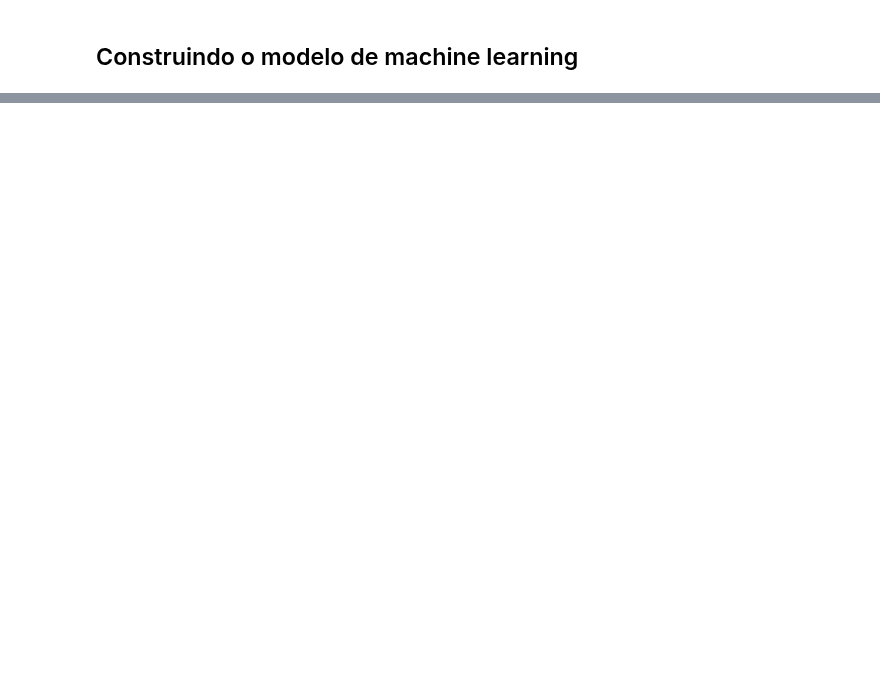
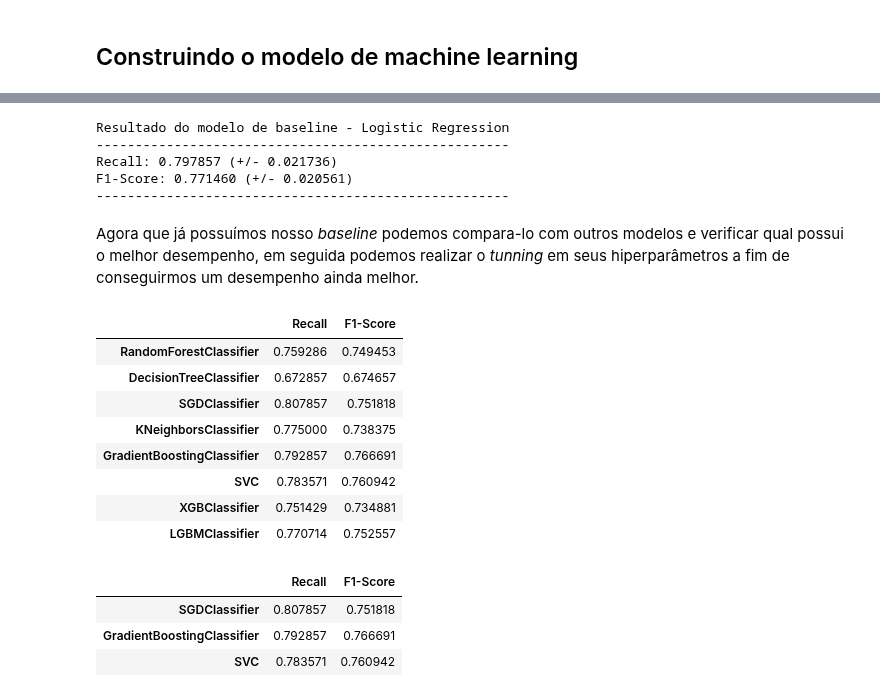
Before and after one commit to LuisCSGuimaraes/ChurnPrediction, a Jupyter notebook: Notebook/Churn Prediction.ipynb, the cells around one changed output, grey strips where cells are left out. Saved outputs shown, nothing was run; the diff lists cells and outputs as text; code cells hidden in the pictures; blank space fills up the shorter version.

Commit message:
Construção do modelo

```diff
--- a/Notebook/Churn Prediction.ipynb
+++ b/Notebook/Churn Prediction.ipynb
@@ -1493,0 +1543,74 @@ plt.show()
+# %%
+#Instânciando o modelo sem nenhuma alteração nos hiperparâmetros
+lr = LogisticRegression(random_state=seed)
+
+#Avaliando o modelo através das métricas escolhidas e atribuindo o resultado
+base_recall = cross_val_score(lr,
+                              X_train,
+                              y_train,
+                              scoring='recall',)
+base_f1 = cross_val_score(lr,
+                          X_train,
+                          y_train,
+                          scoring='f1')
+
+#Exibindo
+print("Resultado do modelo de baseline - Logistic Regression")
+print("-----------------------------------------------------")
+print("Recall: %0.6f (+/- %0.6f)" %(base_recall.mean(), base_recall.std()))
+print("F1-Score: %0.6f (+/- %0.6f)" %(base_f1.mean(), base_f1.std()))
+print("-----------------------------------------------------")
+# %% [output]
+Resultado do modelo de baseline - Logistic Regression
+-----------------------------------------------------
+Recall: 0.797857 (+/- 0.021736)
+F1-Score: 0.771460 (+/- 0.020561)
+-----------------------------------------------------
+# %% [markdown]
+Agora que já possuímos nosso *baseline* podemos compara-lo com outros modelos e verificar qual possui o melhor desempenho, em seguida podemos realizar o *tunning* em seus hiperparâmetros a fim de conseguirmos um desempenho ainda melhor.
+# %%
+#Instânciando os modelos sem nenhuma alteração nos hiperparâmetros
+randomf = RandomForestClassifier(random_state=seed)
+decisiont = DecisionTreeClassifier(random_state=seed)
+sgdc = SGDClassifier(random_state=seed)
+kneighbors = KNeighborsClassifier()
+gboost = GradientBoostingClassifier(random_state=seed)
+supportvc = SVC(random_state=seed)
+xgboost = XGBClassifier(random_state=seed)
+lgbm = LGBMClassifier(random_state=seed)
+
+#Criando listas vazias para armazenamento dos valores
+modelo = []
+recall = []
+f1 = []
+
+#Criando um laço para avaliar os modelos
+for model in (randomf, decisiont, sgdc, kneighbors, gboost, supportvc, xgboost, lgbm):
+  modelo.append(model.__class__.__name__)
+  recall.append((cross_val_score(model, X_train, y_train, scoring='recall')).mean())
+  f1.append((cross_val_score(model, X_train, y_train, scoring='f1')).mean())
+
+#Criando um dataframe com os valores obtidos
+df_modelos = pd.DataFrame(data=recall, index=modelo, columns=['Recall'])
+df_modelos['F1-Score'] = f1
+
+#exibindo
+df_modelos
+# %% [output]
+|  | Recall | F1-Score |
+| RandomForestClassifier | 0.759286 | 0.749453 |
+| DecisionTreeClassifier | 0.672857 | 0.674657 |
+| SGDClassifier | 0.807857 | 0.751818 |
+| KNeighborsClassifier | 0.775000 | 0.738375 |
+| GradientBoostingClassifier | 0.792857 | 0.766691 |
+| SVC | 0.783571 | 0.760942 |
+| XGBClassifier | 0.751429 | 0.734881 |
+| LGBMClassifier | 0.770714 | 0.752557 |
+# %%
+#Buscando os modelos com desempenho superior ao baseline
+df_modelos.loc[(df_modelos.Recall > (base_recall.mean() - base_recall.std())) & (df_modelos['F1-Score'] > (base_f1.mean() - base_f1.std()))].sort_values(by='Recall', ascending=False)
+# %% [output]
+|  | Recall | F1-Score |
+| SGDClassifier | 0.807857 | 0.751818 |
+| GradientBoostingClassifier | 0.792857 | 0.766691 |
+| SVC | 0.783571 | 0.760942 |
```
Also changed, not shown: parts of 19 cells of this notebook, 1 other file.
